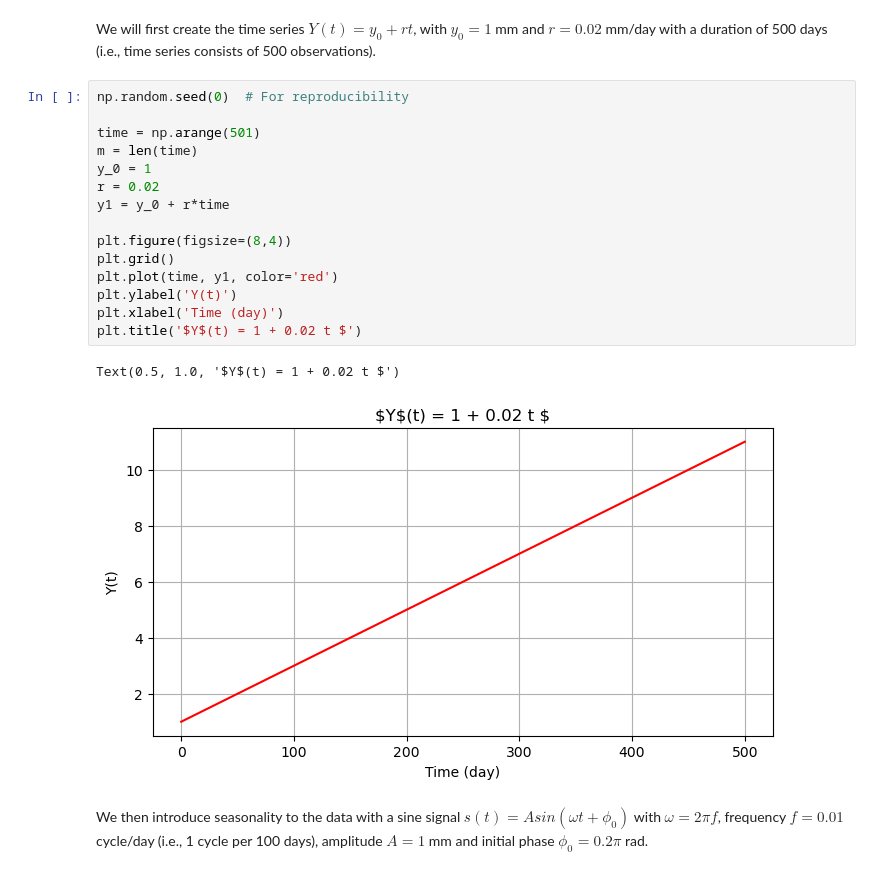
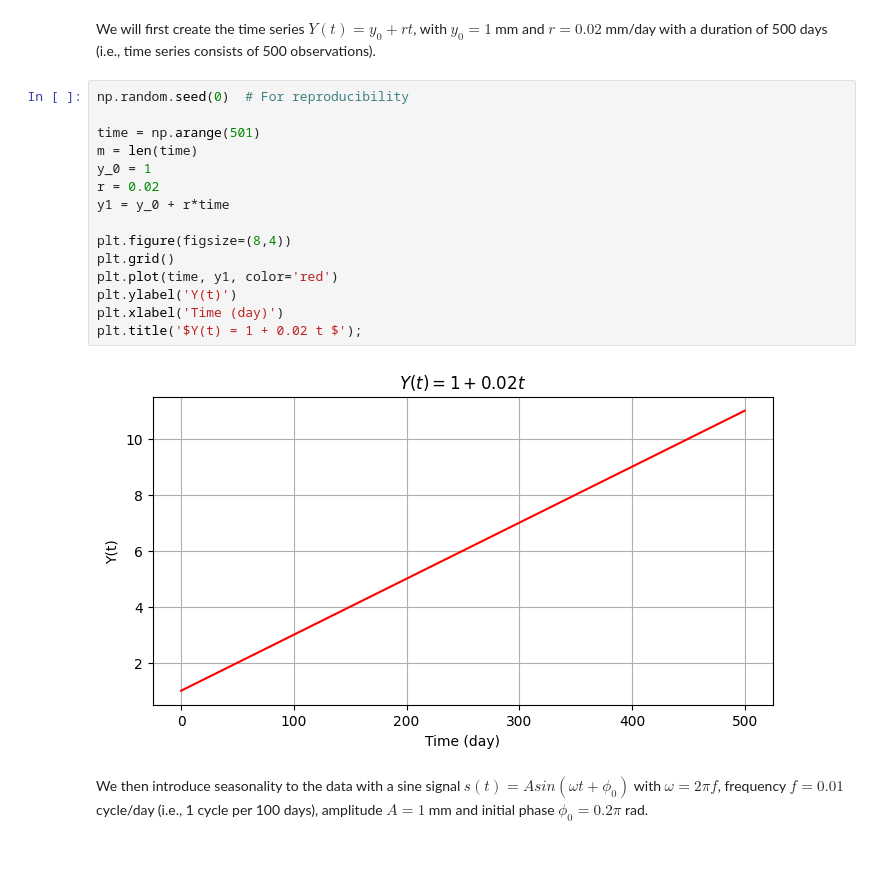
Before and after one commit to TeachBooks/mirror_mude_book, a Jupyter notebook: book/time_series/exercise1.ipynb, the cells around one changed output. Cells and saved outputs as stored; diff of their text form.

```diff
--- a/book/time_series/exercise1.ipynb
+++ b/book/time_series/exercise1.ipynb
@@ -31,21 +32,20 @@ We will first create the time series $Y(t)=y_0+rt$, with $y_0=1$ mm and $r=0.02$
 # %%
 np.random.seed(0)  # For reproducibility
 
 time = np.arange(501)
 m = len(time)
 y_0 = 1
 r = 0.02
 y1 = y_0 + r*time
 
 plt.figure(figsize=(8,4))
 plt.grid()
 plt.plot(time, y1, color='red')
 plt.ylabel('Y(t)')
 plt.xlabel('Time (day)')
-plt.title('$Y$(t) = 1 + 0.02 t $')
+plt.title('$Y(t) = 1 + 0.02 t $');
 # %% [output]
-Text(0.5, 1.0, '$Y$(t) = 1 + 0.02 t $')
-[figure, old version]
+[figure, new version]
 # %% [markdown]
 We then introduce seasonality to the data with a sine signal $s(t)=A sin(\omega t + \phi_0)$ with $\omega=2\pi f$, frequency $f=0.01$ cycle/day (i.e., 1 cycle per 100 days), amplitude $A=1$ mm and initial phase $\phi_0=0.2\pi$ rad.
 # %%
```
Also changed, not shown: parts of 4 cells of this notebook, 17 other files.
